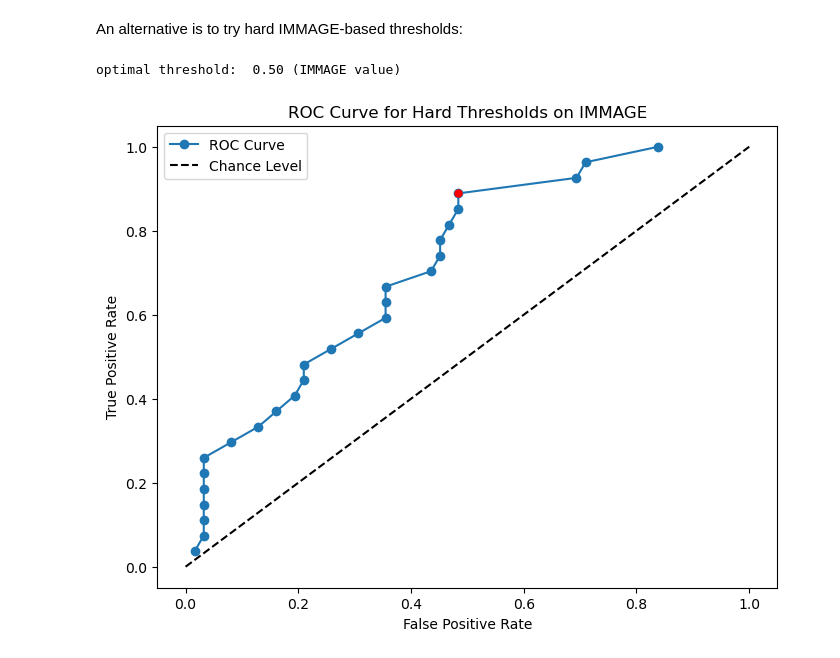
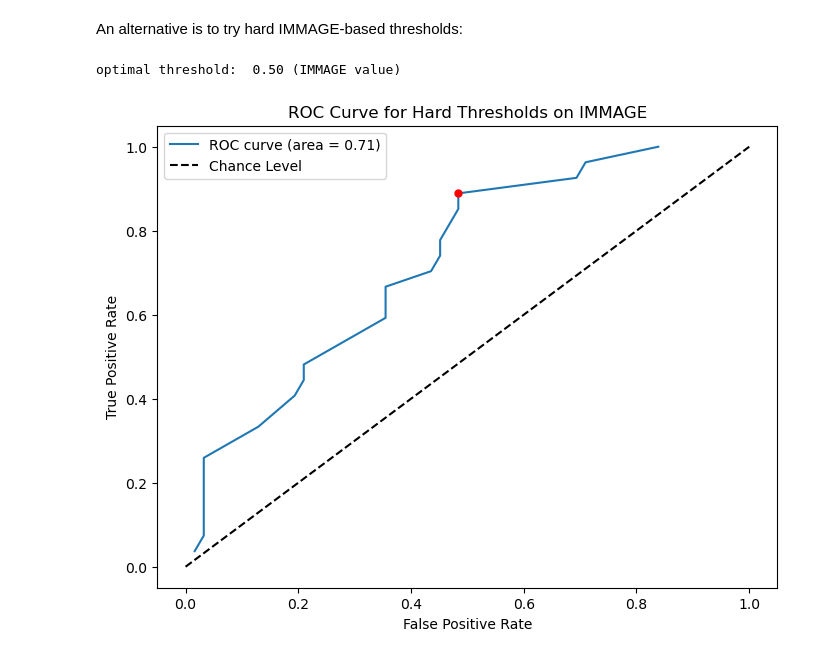
Before and after one commit to JonatanSahar/lab-vaccines, a Jupyter notebook: code/vaccines-2.ipynb, the cells around one changed output. Cells and saved outputs as stored; diff of their text form; code cells hidden in the pictures.

```diff
--- a/code/vaccines-2.ipynb
+++ b/code/vaccines-2.ipynb
@@ -363,32 +363,32 @@ for t in thresholds:
     # Binary predictions based on the current threshold
     y_pred = (data[immage_col] >= t).astype(int)
 
     # Calculate TPR and FPR for the current set of binary predictions.
     # When roc_curve is given a binary array instead of probabilities, it calculates the fpr and tpr for the single threshold that they represent
     fpr, tpr, _ = roc_curve(data["y"], y_pred)
     roc_points.append((fpr[1], tpr[1]))  # Assuming single threshold; fpr and tpr have two elements
 
 
 # Separate FPR and TPR values for plotting
 fprs, tprs = zip(*roc_points)
 fpr = pd.DataFrame(fprs).values
 tpr = pd.DataFrame(tprs).values
 
 # Identifying the optimal threshold (example using Youden’s Index)
 optimal_idx = np.argmax(tpr - fpr)
 optimal_threshold = thresholds[optimal_idx]
 print(f"optimal threshold: {optimal_threshold : 0.2f} (IMMAGE value)")
 
 # Plot ROC curve
 plt.figure(figsize=(8, 6))
-plt.plot(fpr, tpr, marker='o', linestyle='-', label='ROC Curve')
+plt.plot(fpr, tpr, label='ROC curve (area = %0.2f)' % roc_auc)
 plt.plot([0, 1], [0, 1], 'k--', label='Chance Level')
 plt.plot(fpr[optimal_idx], tpr[optimal_idx], marker='o', markersize=5, color="red")
 plt.xlabel('False Positive Rate')
 plt.ylabel('True Positive Rate')
 plt.title('ROC Curve for Hard Thresholds on IMMAGE')
 plt.legend()
 plt.show()
 # %% [output]
 optimal threshold:  0.50 (IMMAGE value)
-[figure, old version]
+[figure, new version]
```
